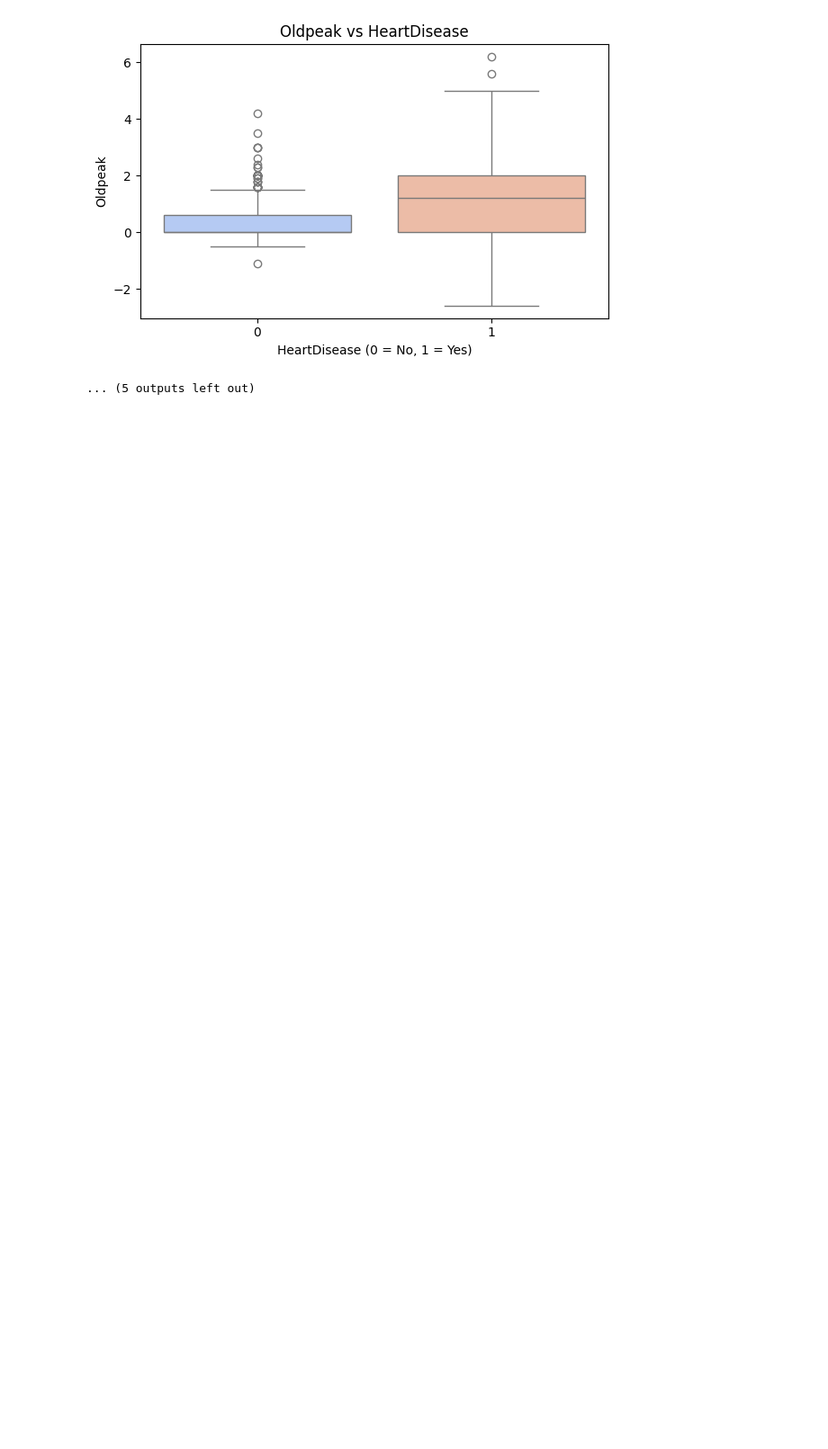
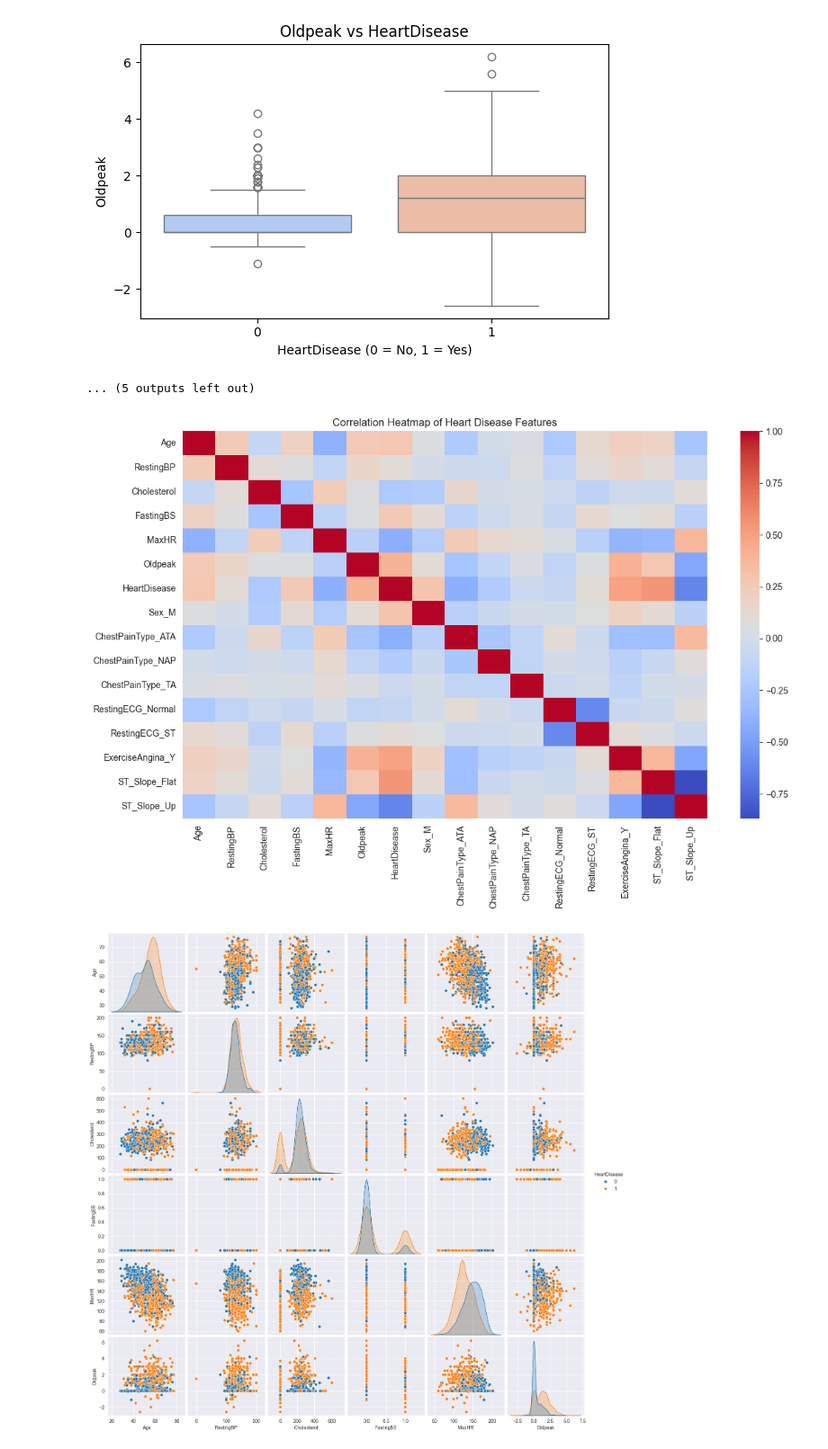
Before and after one commit to JanKoch99/MachineLearningDataMining, a Jupyter notebook: DataVisualization.ipynb, the cells around one changed output. Shown at 90% size. Drawn from its saved outputs; the diff is of its cells as text; code cells hidden in the pictures; blank space fills up the shorter version.

Commit message:
Added network and heatmap

```diff
--- a/DataVisualization.ipynb
+++ b/DataVisualization.ipynb
@@ -91,3 +91,25 @@ for col in categorical_cols:
 [figure]
 [figure]
 ... (5 outputs left out)
+# %%
+import pandas as pd
+import seaborn as sns
+import matplotlib.pyplot as plt
+
+df = pd.read_csv("heart.csv")
+
+# Convert categorical to numeric for correlation
+df_encoded = pd.get_dummies(df, drop_first=True)
+
+plt.figure(figsize=(12, 8))
+sns.heatmap(df_encoded.corr(), annot=False, cmap="coolwarm")
+plt.title("Correlation Heatmap of Heart Disease Features")
+plt.tight_layout()
+plt.savefig(f"plots/heatmap.png", dpi=150)
+plt.show()
+sns.pairplot(df, hue="HeartDisease")
+plt.savefig(f"plots/pairplot.png", dpi=150)
+plt.show()
+# %% [output]
+[figure, added]
+[figure, added]
```
Also changed, not shown: parts of 1 cell of this notebook.
